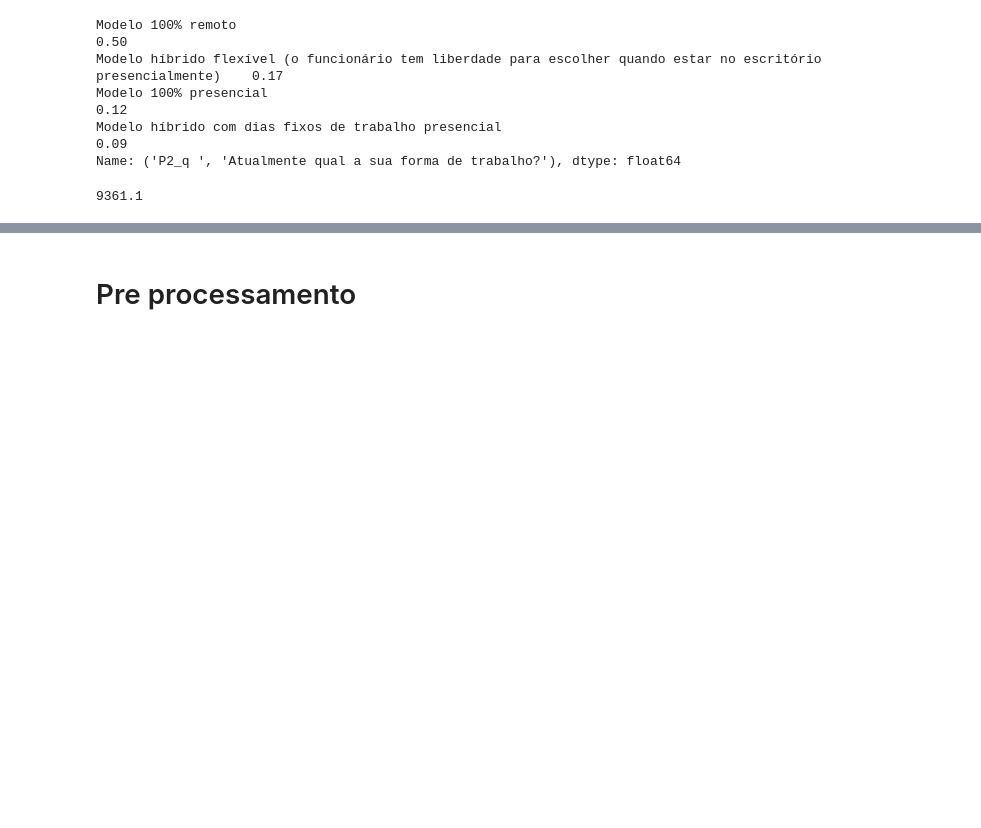
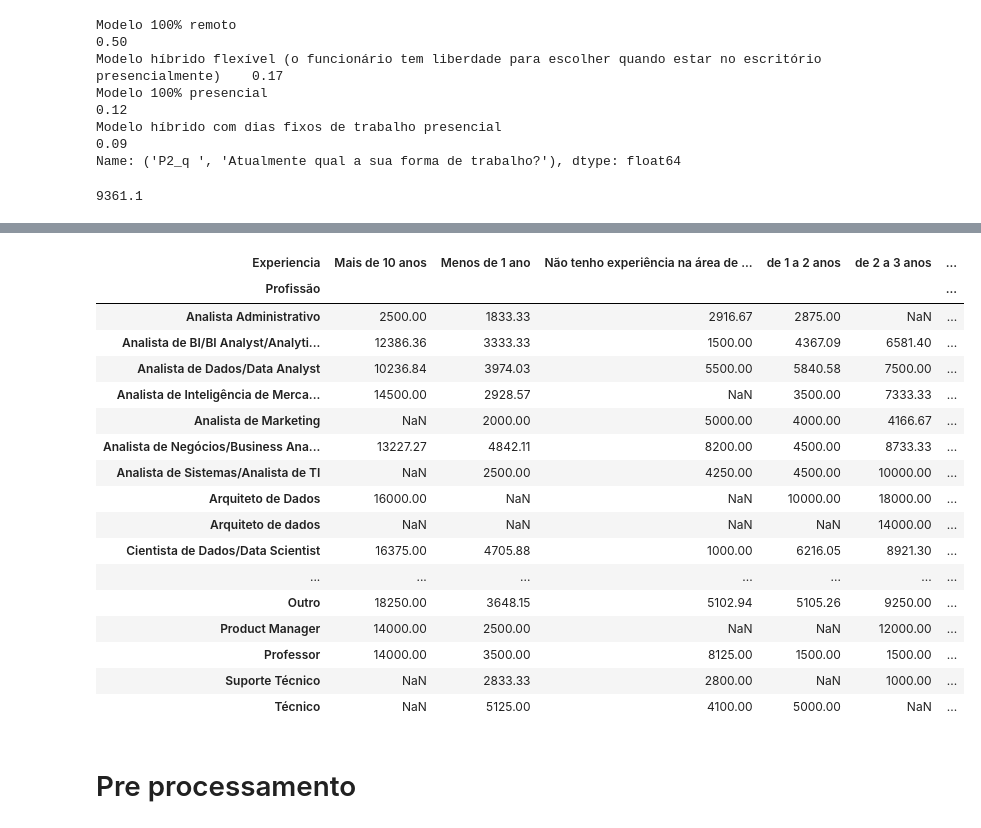
Before and after one commit to DionesGouvea/Salary-Prediction, a Jupyter notebook: Projeto_de_precificacao_de_salario.ipynb, the cells around one changed output, grey strips where cells are left out. Cells and saved outputs as stored; diff of their text form; code cells hidden in the pictures; blank space fills up the shorter version.

```diff
--- a/Projeto_de_precificacao_de_salario.ipynb
+++ b/Projeto_de_precificacao_de_salario.ipynb
@@ -223,3 +256,25 @@ dados0.groupby(['Genero', 'Tamanho da Empresa']).mean()['Salário'].unstack().T
+# %%
+#verificando a diferença de salario conforme experiencia profissional
+dados0.groupby(['Profissão', 'Experiencia']).mean()['Salário'].round(2).unstack()
+# %% [output]
+| Experiencia | Mais de 10 anos | Menos de 1 ano | Não tenho experiência na área de ... | de 1 a 2 anos | de 2 a 3 anos | ... |
+| Profissão |  |  |  |  |  | ... |
+| Analista Administrativo | 2500.00 | 1833.33 | 2916.67 | 2875.00 | NaN | ... |
+| Analista de BI/BI Analyst/Analyti... | 12386.36 | 3333.33 | 1500.00 | 4367.09 | 6581.40 | ... |
+| Analista de Dados/Data Analyst | 10236.84 | 3974.03 | 5500.00 | 5840.58 | 7500.00 | ... |
+| Analista de Inteligência de Merca... | 14500.00 | 2928.57 | NaN | 3500.00 | 7333.33 | ... |
+| Analista de Marketing | NaN | 2000.00 | 5000.00 | 4000.00 | 4166.67 | ... |
+| Analista de Negócios/Business Ana... | 13227.27 | 4842.11 | 8200.00 | 4500.00 | 8733.33 | ... |
+| Analista de Sistemas/Analista de TI | NaN | 2500.00 | 4250.00 | 4500.00 | 10000.00 | ... |
+| Arquiteto de Dados | 16000.00 | NaN | NaN | 10000.00 | 18000.00 | ... |
+| Arquiteto de dados | NaN | NaN | NaN | NaN | 14000.00 | ... |
+| Cientista de Dados/Data Scientist | 16375.00 | 4705.88 | 1000.00 | 6216.05 | 8921.30 | ... |
+| ... | ... | ... | ... | ... | ... | ... |
+| Outro | 18250.00 | 3648.15 | 5102.94 | 5105.26 | 9250.00 | ... |
+| Product Manager | 14000.00 | 2500.00 | NaN | NaN | 12000.00 | ... |
+| Professor | 14000.00 | 3500.00 | 8125.00 | 1500.00 | 1500.00 | ... |
+| Suporte Técnico | NaN | 2833.33 | 2800.00 | NaN | 1000.00 | ... |
+| Técnico | NaN | 5125.00 | 4100.00 | 5000.00 | NaN | ... |
 # %% [markdown]
 # Pre processamento
 # %% [markdown]
```
Also changed, not shown: parts of 4 cells of this notebook.
